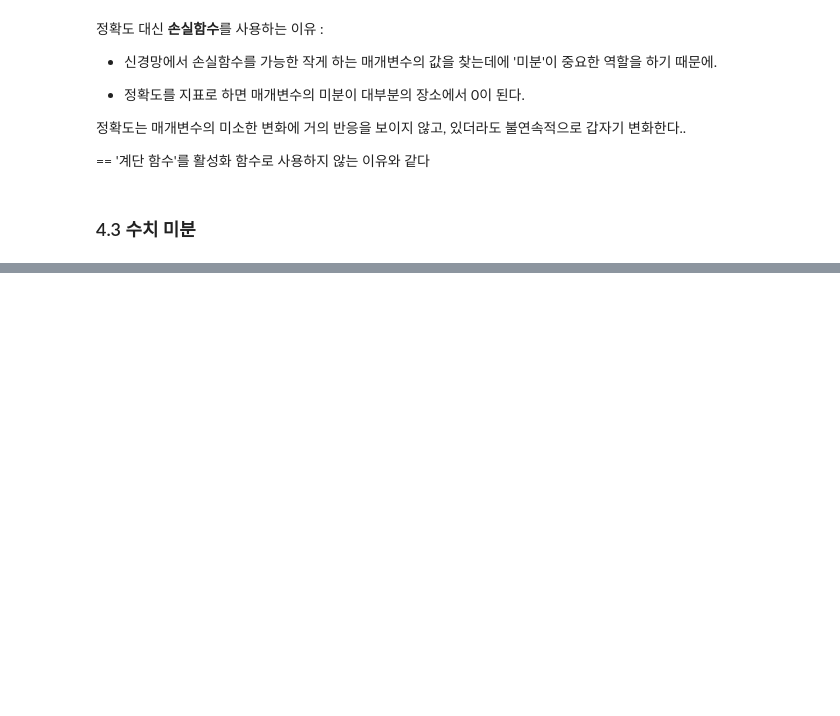
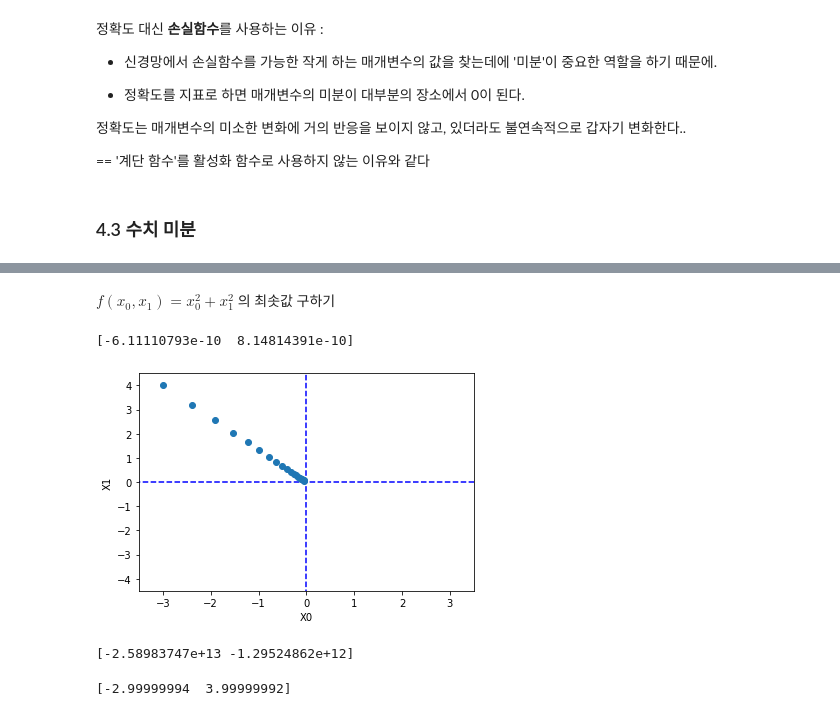
Before and after one commit to hyeon1263/BigAI, a Jupyter notebook: 밑바닥부터 시작하는 딥러닝/Chapter04.ipynb, the cells around one changed output, grey strips where cells are left out. Cells and saved outputs as stored; diff of their text form; code cells hidden in the pictures; blank space fills up the shorter version.

```diff
--- a/밑바닥부터 시작하는 딥러닝/Chapter04.ipynb
+++ b/밑바닥부터 시작하는 딥러닝/Chapter04.ipynb
@@ -154,0 +382,78 @@ def cross_entropy_error(y, t):
+# %%
+# 경사 하강법 구현
+def gradient_descent(f, init_x, lr=0.01, step_num=100):
+    x = init_x   # 초깃값
+
+    for i in range(step_num):   # step_num: 반복 횟수
+        grad = numerical_gradient(f, x)
+        x -= lr * grad
+    return x
+# %% [markdown]
+$f(x_0, x_1) = x_0^2 + x_1^2$ 의 최솟값 구하기
+# %%
+def function_2(x):
+    return x[0]**2 + x[1]**2
+
+init_x = np.array([-3.0, 4.0])
+print(gradient_descent(function_2, init_x=init_x, lr=0.1, step_num=100))
+
+# 거의 (0,0)에 가까운 결과이므로 정확한 결과를 얻음
+# %% [output]
+[-6.11110793e-10  8.14814391e-10]
+# %%
+# 위 경사법에 의한 갱신 과정을 그림으로 표현
+def gradient_descent(f, init_x, lr=0.01, step_num=100):
+    x = init_x
+    x_history = []
+
+    for i in range(step_num):
+        x_history.append( x.copy() )
+
+        grad = numerical_gradient(f, x)
+        x -= lr * grad
+
+    return x, np.array(x_history)   # 그래프를 그리기 위해서 x_history 반환
+
+
+def function_2(x):
+    return x[0]**2 + x[1]**2
+
+init_x = np.array([-3.0, 4.0])
+
+lr = 0.1
+step_num = 20
+x, x_history = gradient_descent(function_2, init_x, lr=lr, step_num=step_num)
+
+plt.plot( [-5, 5], [0,0], '--b')
+plt.plot( [0,0], [-5, 5], '--b')
+plt.plot(x_history[:,0], x_history[:,1], 'o')
+
+plt.xlim(-3.5, 3.5)
+plt.ylim(-4.5, 4.5)
+plt.xlabel("X0")
+plt.ylabel("X1")
+plt.show()
+# %% [output]
+[figure, added]
+# %%
+def gradient_descent(f, init_x, lr=0.01, step_num=100):
+    x = init_x
+
+    for i in range(step_num):
+        grad = numerical_gradient(f, x)
+        x -= lr * grad
+    return x
+
+# 학습률이 너무 큰 예: lr=10.0
+init_x = np.array([-3.0, 4.0])
+print(gradient_descent(function_2, init_x=init_x, lr=10.0, step_num = 100))
+# %% [output]
+[-2.58983747e+13 -1.29524862e+12]
+# %%
+# 학습률이 너무 작은 예: lr=1e-10
+init_x = np.array([-3.0, 4.0])
+print(gradient_descent(function_2, init_x=init_x, lr=1e-10, step_num=100))
+
+# 학습률은 하이퍼파라미터이므로 사람이 직접 설정해 주어야 함
+# %% [output]
+[-2.99999994  3.99999992]
```
Also changed, not shown: parts of 47 cells of this notebook.
